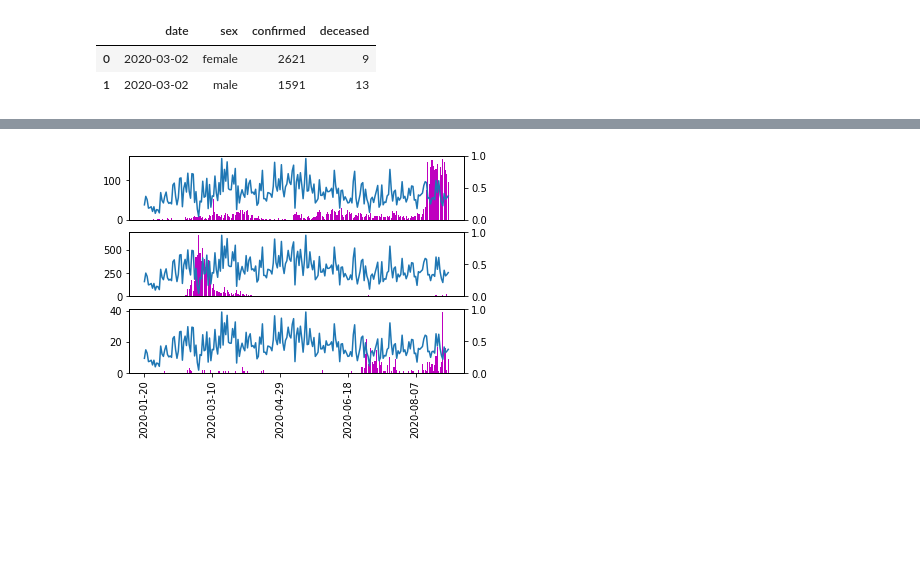
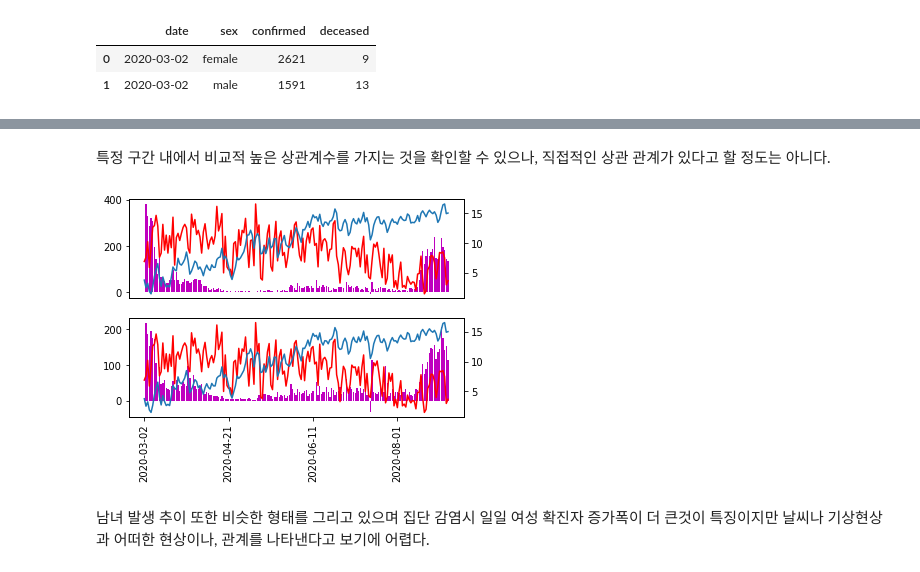
Before and after one commit to fishoe/covid_insight, a Jupyter notebook: insight.ipynb, the cells around one changed output, grey strips where cells are left out. Saved outputs shown, nothing was run; the diff lists cells and outputs as text; code cells hidden in the pictures; blank space fills up the shorter version.

```diff
--- a/insight.ipynb
+++ b/insight.ipynb
@@ -88,8 +88,8 @@ for idx, i in enumerate(sample_prs):
     ax2 = subplts[idx].twinx()
     ax3 = subplts[idx].twinx()
     ax3.get_yaxis().set_visible(False)
-    subplts[idx].bar(prs_cfm[i].index,prs_cfm[i]['diff_cfm'],color='m')
-    ax3.plot(prs_wx['avg_temp'])
+    subplts[idx].bar(range(prs_cfm[i].shape[0]),prs_cfm[i]['diff_cfm'],color='m')
+    ax3.plot(prs_wx[i]['avg_temp'])
     ax2.plot(prs_cfm[i]['confirmed'], color = 'r')
 
     dates = prs_cfm[i]['date']
@@ -101,0 +186,9 @@ fig.show()
+# %%
+import seaborn as sns
+
+for idx, i in enumerate(pr_names[:3]):
+    fig, axs = plt.subplots(1,1)
+    t = prs_wx[i][['avg_temp','diff_temp', 'day_rain','avg_wind', 'avg_humi', 'day_sun']]
+    t = t.merge(prs_cfm[i][['diff_cfm']],left_index=True,right_index=True)
+    sns.heatmap(data = t.corr() , ax = axs)
+    fig.show()
@@ -101,0 +230,6 @@ fig.show()
+# %%
+for i in age_groups[::2]:
+    fig, axs = plt.subplots(1,1)
+    t = mini_wx[['avg_temp','diff_temp', 'day_rain','avg_wind', 'avg_humi', 'day_sun']]
+    t = t.merge(ages_cfm[i]['diff_cfm'],left_index=True,right_index=True)
+    sns.heatmap(data=t[120:].corr(),ax = axs)
@@ -102,22 +242,23 @@ fig.show()
+# %% [markdown]
+특정 구간 내에서 비교적 높은 상관계수를 가지는 것을 확인할 수 있으나, 직접적인 상관 관계가 있다고 할 정도는 아니다.
 # %%
 fig = plt.figure()
+subplts = [fig.add_subplot(2,1,i+1) for i in range(2)]
 
-subplts = [fig.add_subplot(3,1,i+1) for i in range(3)]
-sample_prs = ['Seoul','Daegu','Gwangju']
-
-for idx, i in enumerate(sample_prs):
-    if idx != 2 :
+lx = gens_cfm[gens[0]].shape[0]
+for idx , i in enumerate(gens):
+    if idx != 1 :
         subplts[idx].get_xaxis().set_visible(False)
     ax2 = subplts[idx].twinx()
     ax3 = subplts[idx].twinx()
     ax3.get_yaxis().set_visible(False)
-    subplts[idx].bar(prs_cfm[i].index,prs_cfm[i]['diff_cfm'],color='m')
-    ax3.plot(prs_wx['diff_temp'])
+    subplts[idx].bar(gens_cfm[i].index,gens_cfm[i]['diff_cfm'],color='m')
+    ax3.plot(mini_wx['avg_temp'])
+    ax2.plot(mini_wx['diff_temp'], color = 'r')
 
-    dates = prs_cfm[i]['date']
-    ndtrng = range(0,len(prs_cfm[i]['date']),50)
+    dates = gens_cfm[i]['date']
+    ndtrng = range(0,len(gens_cfm[i]['date']),50)
     subplts[idx].set_xticks(ndtrng)
-    subplts[idx].set_xticklabels(prs_cfm[i]['date'][::50],rotation='vertical')
-fig.show()
+    subplts[idx].set_xticklabels(gens_cfm[i]['date'][::50],rotation='vertical')
 # %% [output]
-[figure, old version]
+[figure, new version]
@@ -126,0 +265,2 @@ for i in pr_names[:9] :
+# %% [markdown]
+남녀 발생 추이 또한 비슷한 형태를 그리고 있으며 집단 감염시 일일 여성 확진자 증가폭이 더 큰것이 특징이지만 날씨나 기상현상과 어떠한 현상이나, 관계를 나타낸다고 보기에 어렵다.
```
Also changed, not shown: parts of 15 cells of this notebook.
